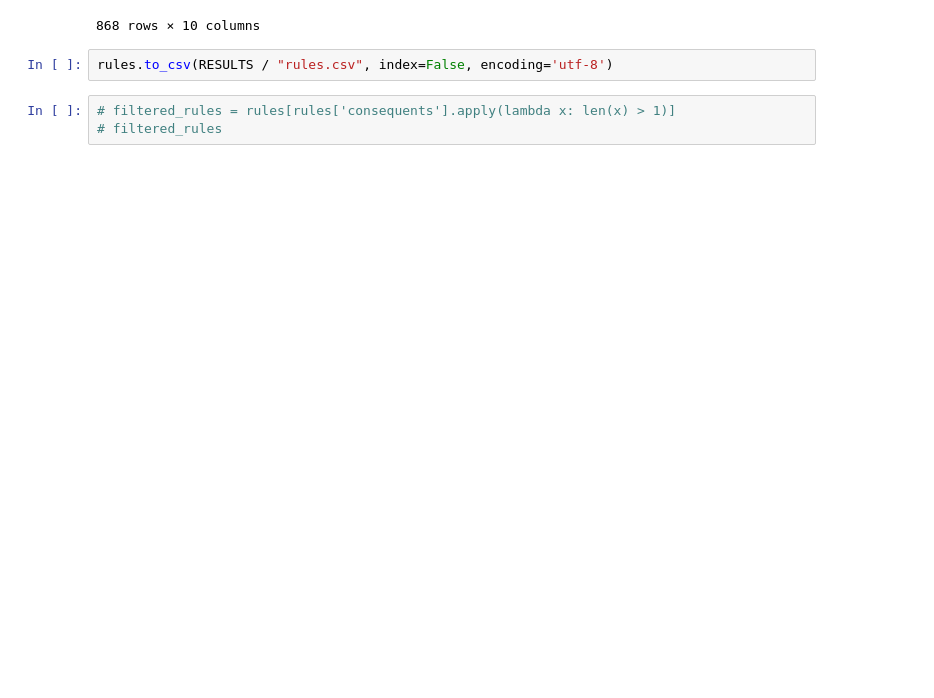
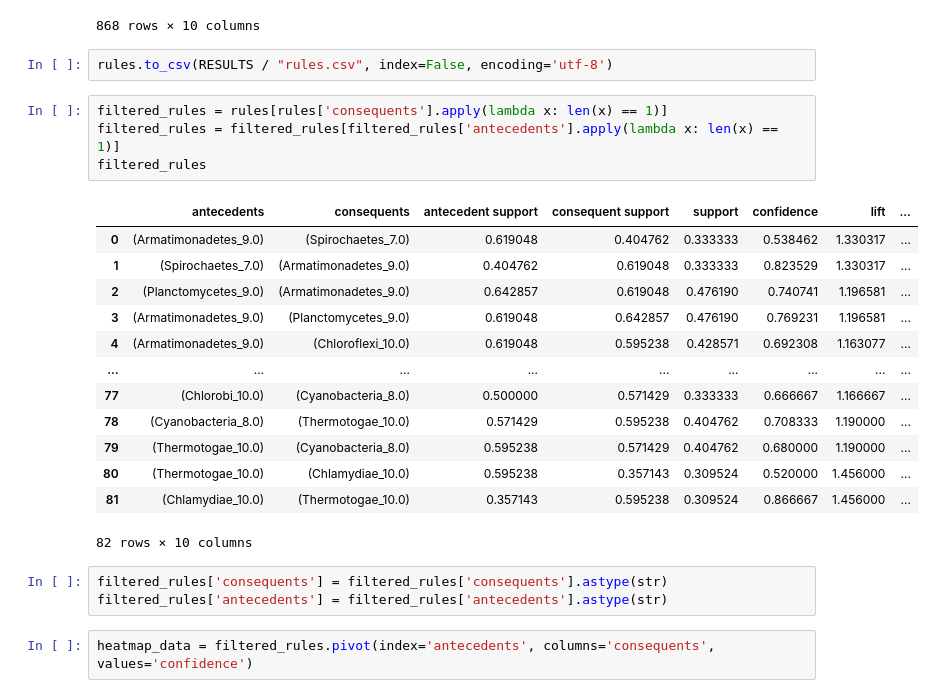
Before and after one commit to Nhok95/BitsxlaMarato2023, a Jupyter notebook: notebooks/arules.ipynb, the cells around one changed output. Drawn from its saved outputs; the diff is of its cells as text; blank space fills up the shorter version.

```diff
--- a/notebooks/arules.ipynb
+++ b/notebooks/arules.ipynb
@@ -69,5 +71,25 @@ rules
 # %%
 rules.to_csv(RESULTS / "rules.csv", index=False, encoding='utf-8')
 # %%
-# filtered_rules = rules[rules['consequents'].apply(lambda x: len(x) > 1)]
-# filtered_rules
+filtered_rules = rules[rules['consequents'].apply(lambda x: len(x) == 1)]
+filtered_rules = filtered_rules[filtered_rules['antecedents'].apply(lambda x: len(x) == 1)]
+filtered_rules
+# %% [output]
+|  | antecedents | consequents | antecedent support | consequent support | support | confidence | lift | ... |
+| 0 | (Armatimonadetes_9.0) | (Spirochaetes_7.0) | 0.619048 | 0.404762 | 0.333333 | 0.538462 | 1.330317 | ... |
+| 1 | (Spirochaetes_7.0) | (Armatimonadetes_9.0) | 0.404762 | 0.619048 | 0.333333 | 0.823529 | 1.330317 | ... |
+| 2 | (Planctomycetes_9.0) | (Armatimonadetes_9.0) | 0.642857 | 0.619048 | 0.476190 | 0.740741 | 1.196581 | ... |
+| 3 | (Armatimonadetes_9.0) | (Planctomycetes_9.0) | 0.619048 | 0.642857 | 0.476190 | 0.769231 | 1.196581 | ... |
+| 4 | (Armatimonadetes_9.0) | (Chloroflexi_10.0) | 0.619048 | 0.595238 | 0.428571 | 0.692308 | 1.163077 | ... |
+| ... | ... | ... | ... | ... | ... | ... | ... | ... |
+| 77 | (Chlorobi_10.0) | (Cyanobacteria_8.0) | 0.500000 | 0.571429 | 0.333333 | 0.666667 | 1.166667 | ... |
+| 78 | (Cyanobacteria_8.0) | (Thermotogae_10.0) | 0.571429 | 0.595238 | 0.404762 | 0.708333 | 1.190000 | ... |
+| 79 | (Thermotogae_10.0) | (Cyanobacteria_8.0) | 0.595238 | 0.571429 | 0.404762 | 0.680000 | 1.190000 | ... |
+| 80 | (Thermotogae_10.0) | (Chlamydiae_10.0) | 0.595238 | 0.357143 | 0.309524 | 0.520000 | 1.456000 | ... |
+| 81 | (Chlamydiae_10.0) | (Thermotogae_10.0) | 0.357143 | 0.595238 | 0.309524 | 0.866667 | 1.456000 | ... |
+82 rows × 10 columns
+# %%
+filtered_rules['consequents'] = filtered_rules['consequents'].astype(str)
+filtered_rules['antecedents'] = filtered_rules['antecedents'].astype(str)
+# %%
+heatmap_data = filtered_rules.pivot(index='antecedents', columns='consequents', values='confidence')
```
Also changed, not shown: parts of 2 cells of this notebook, 2 other files.
